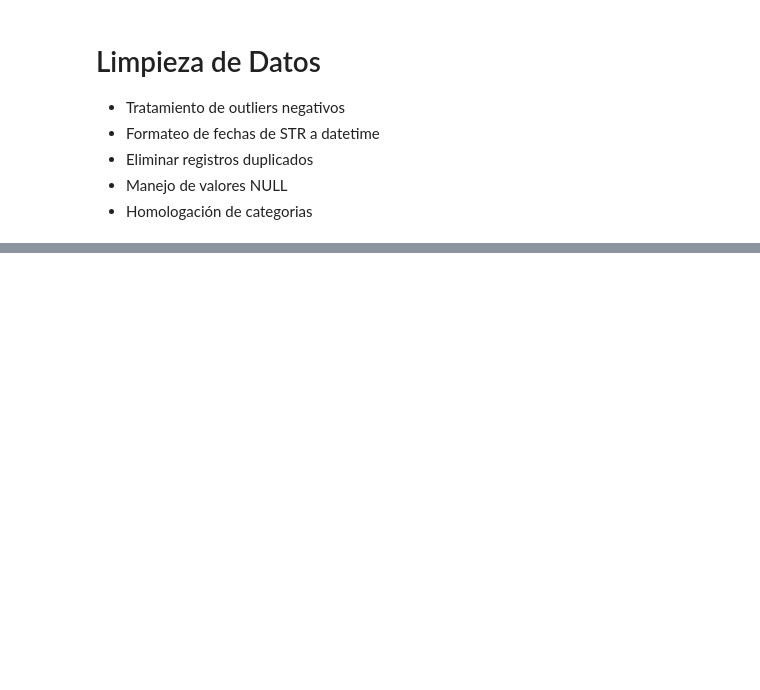
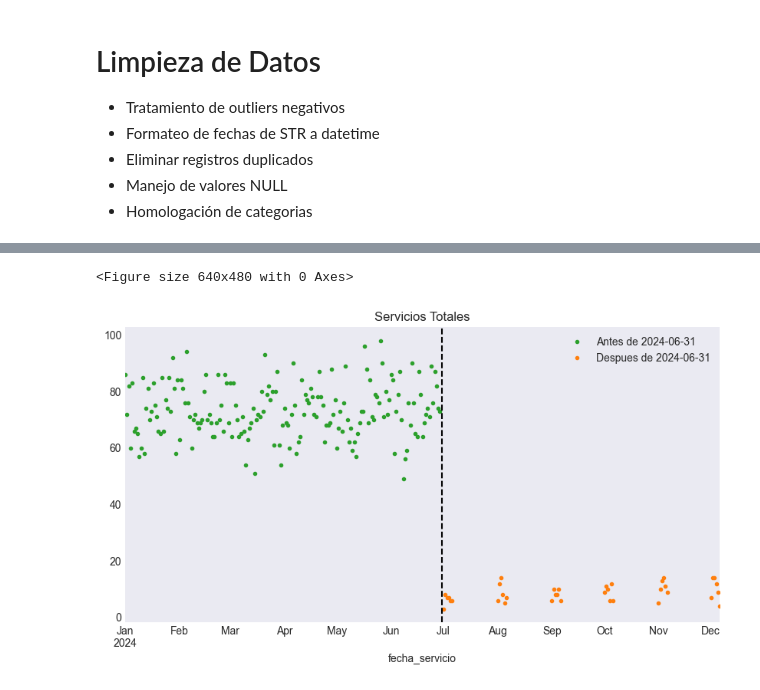
Before and after one commit to danielrodriguez007/Prueba-Finanzauto, a Jupyter notebook: 0 ETL-Calidad.ipynb, the cells around one changed output, grey strips where cells are left out. Cells and saved outputs as stored; diff of their text form; code cells hidden in the pictures; blank space fills up the shorter version.

```diff
--- a/0 ETL-Calidad.ipynb
+++ b/0 ETL-Calidad.ipynb
@@ -143,0 +168,19 @@ memory usage: 23.0 KB
+# %%
+# Validación de cambios en la serie
+
+plt.figure()
+fig, ax = plt.subplots(figsize=(10,5))
+
+df_servicios.query("index < '2024-06-30'").plot(ax=ax, style='.',
+                                                color=color_pal[2],
+                                                title="Servicios Totales")
+df_servicios.query("index > '2024-06-30'").plot(ax=ax, style='.',
+                                                color=color_pal[1],
+                                                title="Servicios Totales")
+ax.axvline('2024-06-30', color='black', ls='--')
+ax.legend(['Antes de 2024-06-31','Despues de 2024-06-31'])
+
+plt.show()
+# %% [output]
+<Figure size 640x480 with 0 Axes>
+[figure, added]
```
Also changed, not shown: parts of 25 cells of this notebook.
